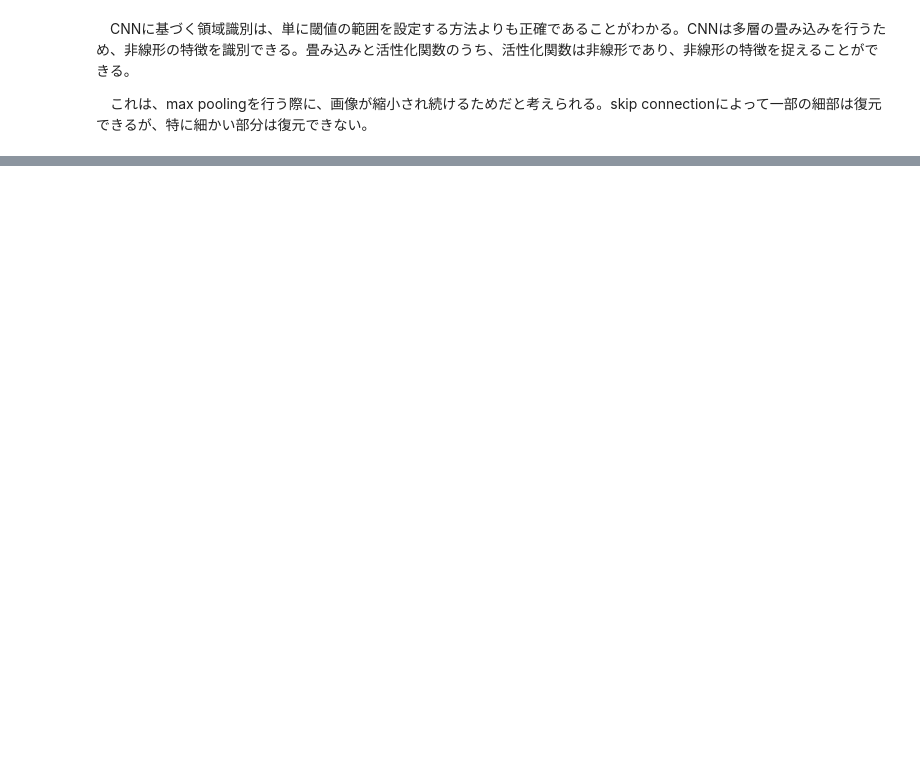
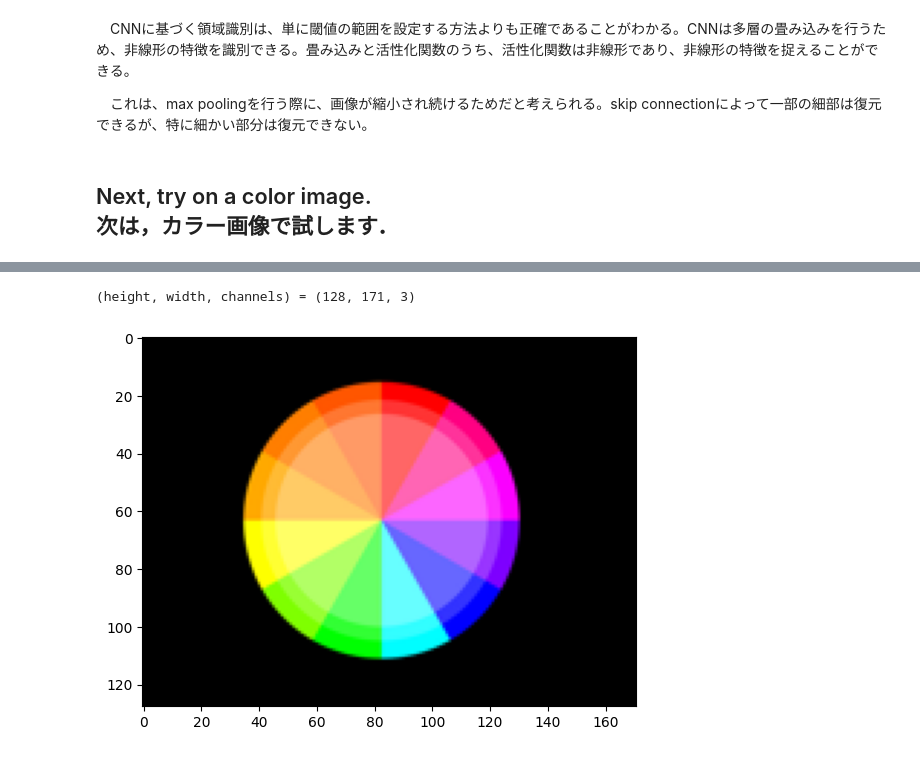
Before and after one commit to tachom-a11/111111, a Jupyter notebook: ipynb/ex_color_space_skin_detection.ipynb, the cells around one changed output, grey strips where cells are left out. Drawn from its saved outputs; the diff is of its cells as text; code cells hidden in the pictures; blank space fills up the shorter version.

```diff
--- a/ipynb/ex_color_space_skin_detection.ipynb
+++ b/ipynb/ex_color_space_skin_detection.ipynb
@@ -377,3 +377,24 @@ CNNに基づく肌領域の検出
 　CNNに基づく領域識別は、単に閾値の範囲を設定する方法よりも正確であることがわかる。CNNは多層の畳み込みを行うため、非線形の特徴を識別できる。畳み込みと活性化関数のうち、活性化関数は非線形であり、非線形の特徴を捉えることができる。
 
 　これは、max poolingを行う際に、画像が縮小され続けるためだと考えられる。skip connectionによって一部の細部は復元できるが、特に細かい部分は復元できない。
+# %% [markdown]
+## Next, try on a color image.<br>次は，カラー画像で試します．
+# %%
+uri = "https://raw.githubusercontent.com/tsakailab/alpp/refs/heads/main/data/330px-RYB_Color_wheel.png"
+#uri = "https://raw.githubusercontent.com/tsakailab/alpp/refs/heads/main/data/peppers.png"
+#uri = "https://otamatone.jp/cms/wp-content/uploads/2019/09/190421_otamatone71638-300x300.jpg"
+# %%
+#@title Downloads and displays an image.<br>画像をダウンロードして表示します．
+import imageio
+cimg = imageio.imread(uri)
+
+# resize
+import numpy as np
+from PIL import Image
+cimg = np.array(Image.fromarray(cimg).resize((cimg.shape[1] * 128 // cimg.shape[0], 128)))
+
+print("(height, width, channels) =", cimg.shape)
+import matplotlib.pyplot as plt
+plt.imshow(cimg)
+plt.show()
+# %% [output]
@@ -379,0 +402,2 @@ CNNに基づく肌領域の検出
+(height, width, channels) = (128, 171, 3)
+[figure, added]
```
Also changed, not shown: parts of 8 cells of this notebook.
